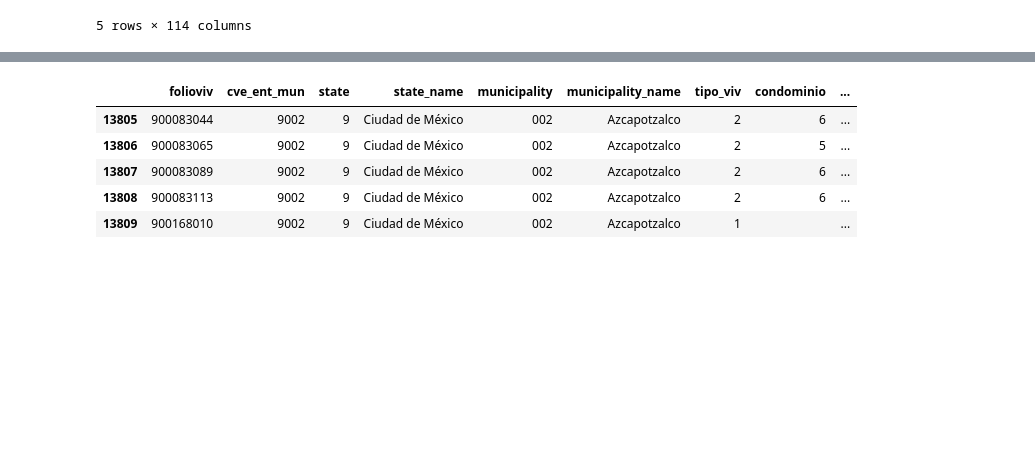
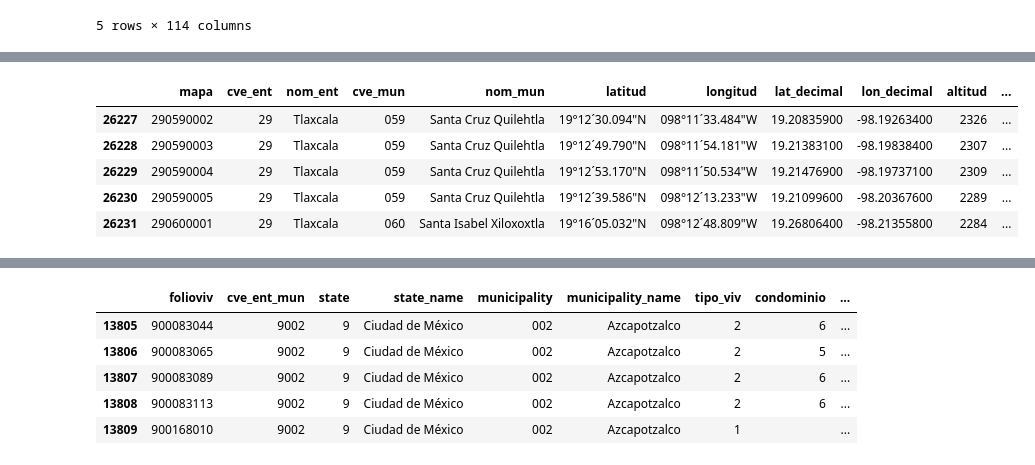
Before and after one commit to bkachava/d5survey, a Jupyter notebook: Notebooks/data_mega_ENH_BD.ipynb, the cells around one changed output, grey strips where cells are left out. Drawn from its saved outputs; the diff is of its cells as text; code cells hidden in the pictures; blank space fills up the shorter version.

```diff
--- a/Notebooks/data_mega_ENH_BD.ipynb
+++ b/Notebooks/data_mega_ENH_BD.ipynb
@@ -297,4 +297,2 @@ Municipality Catalogue file
 # %%
-#Open the Municipality Catalogue
-mun_cat = pd.read_csv('./Resources/CATUN_MUNICIPIO.csv', dtype = str)
-mun_cat.head()
+mun_cat_coord = pd.read_csv('./Resources/AGEEML_MEGA_MUN.csv', dtype=str)
@@ -308,2 +299,11 @@ mun_cat.head()
+# %%
+mun_cat_coord.tail()
+# %% [output]
+|  | mapa | cve_ent | nom_ent | cve_mun | nom_mun | latitud | longitud | lat_decimal | lon_decimal | altitud | ... |
+| 26227 | 290590002 | 29 | Tlaxcala | 059 | Santa Cruz Quilehtla | 19°12´30.094"N | 098°11´33.484"W | 19.20835900 | -98.19263400 | 2326 | ... |
+| 26228 | 290590003 | 29 | Tlaxcala | 059 | Santa Cruz Quilehtla | 19°12´49.790"N | 098°11´54.181"W | 19.21383100 | -98.19838400 | 2307 | ... |
+| 26229 | 290590004 | 29 | Tlaxcala | 059 | Santa Cruz Quilehtla | 19°12´53.170"N | 098°11´50.534"W | 19.21476900 | -98.19737100 | 2309 | ... |
+| 26230 | 290590005 | 29 | Tlaxcala | 059 | Santa Cruz Quilehtla | 19°12´39.586"N | 098°12´13.233"W | 19.21099600 | -98.20367600 | 2289 | ... |
+| 26231 | 290600001 | 29 | Tlaxcala | 060 | Santa Isabel Xiloxoxtla | 19°16´05.032"N | 098°12´48.809"W | 19.26806400 | -98.21355800 | 2284 | ... |
 # %%
 #Add column cve_ent_mun which concatenates entity and municipality codes
```
Also changed, not shown: parts of 43 cells of this notebook.
